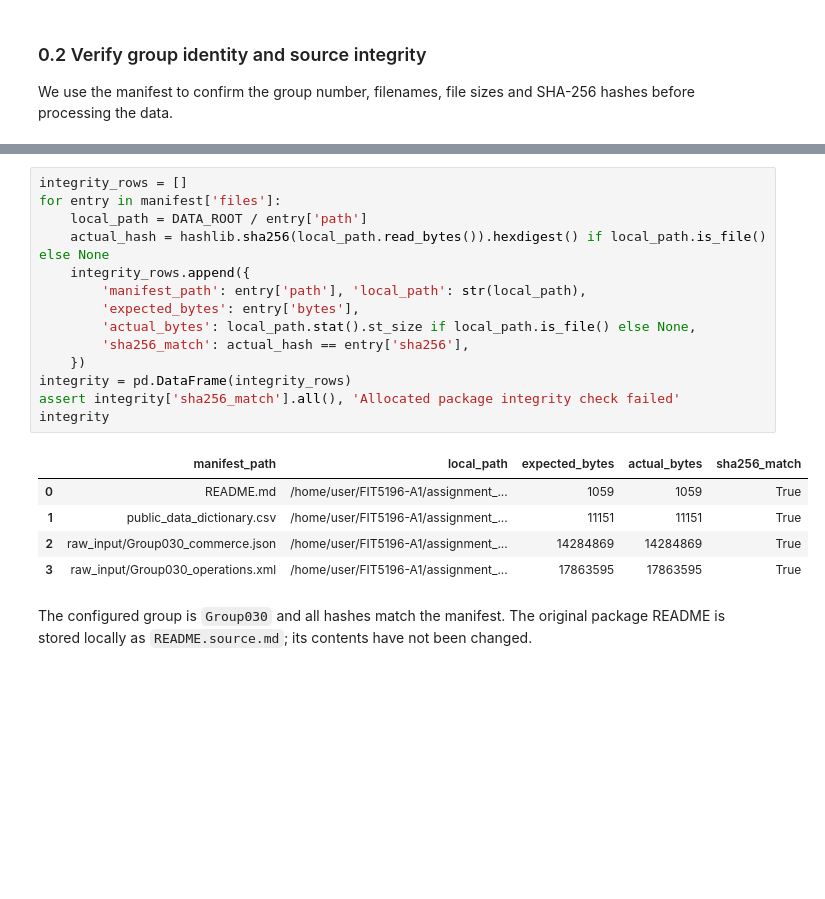
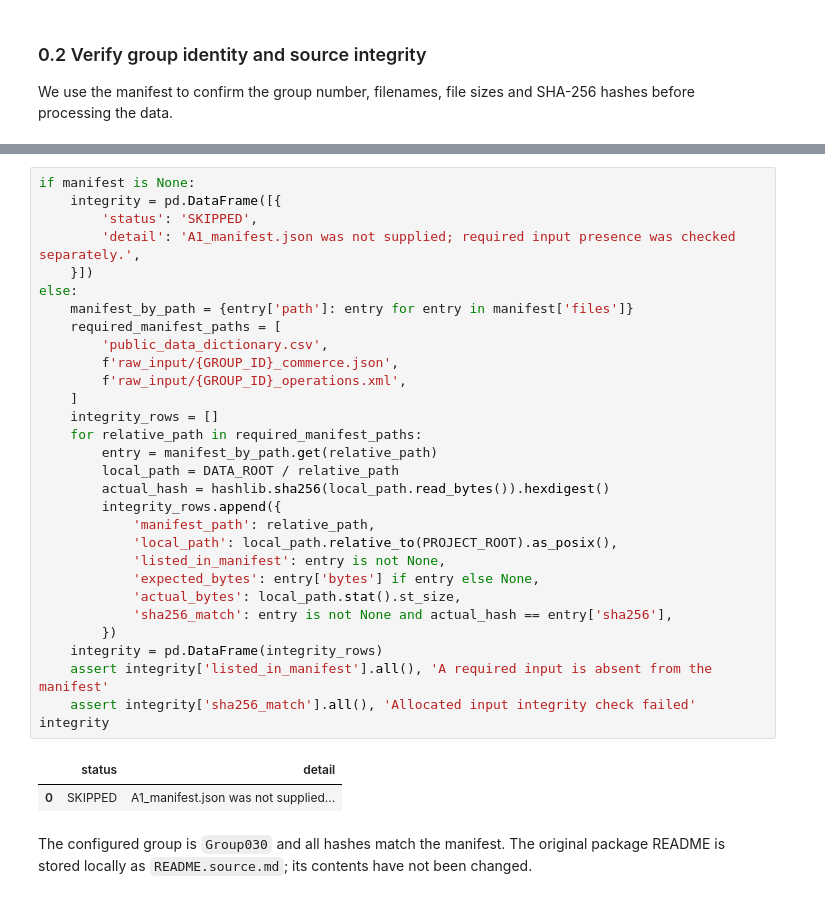
Before and after one commit to ZGHL/FIT5196-A1, a Jupyter notebook: processing/notebooks/Group030_solution.ipynb, the cells around one changed output, grey strips where cells are left out. Drawn from its saved outputs; the diff is of its cells as text; blank space fills up the shorter version.

```diff
--- a/processing/notebooks/Group030_solution.ipynb
+++ b/processing/notebooks/Group030_solution.ipynb
@@ -101,23 +107,36 @@ manifest_identity
 # %%
-integrity_rows = []
-for entry in manifest['files']:
-    local_path = DATA_ROOT / entry['path']
-    actual_hash = hashlib.sha256(local_path.read_bytes()).hexdigest() if local_path.is_file() else None
-    integrity_rows.append({
-        'manifest_path': entry['path'], 'local_path': str(local_path),
-        'expected_bytes': entry['bytes'],
-        'actual_bytes': local_path.stat().st_size if local_path.is_file() else None,
-        'sha256_match': actual_hash == entry['sha256'],
-    })
-integrity = pd.DataFrame(integrity_rows)
-assert integrity['sha256_match'].all(), 'Allocated package integrity check failed'
+if manifest is None:
+    integrity = pd.DataFrame([{
+        'status': 'SKIPPED',
+        'detail': 'A1_manifest.json was not supplied; required input presence was checked separately.',
+    }])
+else:
+    manifest_by_path = {entry['path']: entry for entry in manifest['files']}
+    required_manifest_paths = [
+        'public_data_dictionary.csv',
+        f'raw_input/{GROUP_ID}_commerce.json',
+        f'raw_input/{GROUP_ID}_operations.xml',
+    ]
+    integrity_rows = []
+    for relative_path in required_manifest_paths:
+        entry = manifest_by_path.get(relative_path)
+        local_path = DATA_ROOT / relative_path
+        actual_hash = hashlib.sha256(local_path.read_bytes()).hexdigest()
+        integrity_rows.append({
+            'manifest_path': relative_path,
+            'local_path': local_path.relative_to(PROJECT_ROOT).as_posix(),
+            'listed_in_manifest': entry is not None,
+            'expected_bytes': entry['bytes'] if entry else None,
+            'actual_bytes': local_path.stat().st_size,
+            'sha256_match': entry is not None and actual_hash == entry['sha256'],
+        })
+    integrity = pd.DataFrame(integrity_rows)
+    assert integrity['listed_in_manifest'].all(), 'A required input is absent from the manifest'
+    assert integrity['sha256_match'].all(), 'Allocated input integrity check failed'
 integrity
 # %% [output]
-|  | manifest_path | local_path | expected_bytes | actual_bytes | sha256_match |
-| 0 | README.md | /home/user/FIT5196-A1/assignment_... | 1059 | 1059 | True |
-| 1 | public_data_dictionary.csv | /home/user/FIT5196-A1/assignment_... | 11151 | 11151 | True |
-| 2 | raw_input/Group030_commerce.json | /home/user/FIT5196-A1/assignment_... | 14284869 | 14284869 | True |
-| 3 | raw_input/Group030_operations.xml | /home/user/FIT5196-A1/assignment_... | 17863595 | 17863595 | True |
+|  | status | detail |
+| 0 | SKIPPED | A1_manifest.json was not supplied... |
 # %% [markdown]
 The configured group is `Group030` and all hashes match the manifest. The original package README is stored locally as `README.source.md`; its contents have not been changed.
 # %% [markdown]
```
Also changed, not shown: parts of 3 cells of this notebook, 26 other files.
